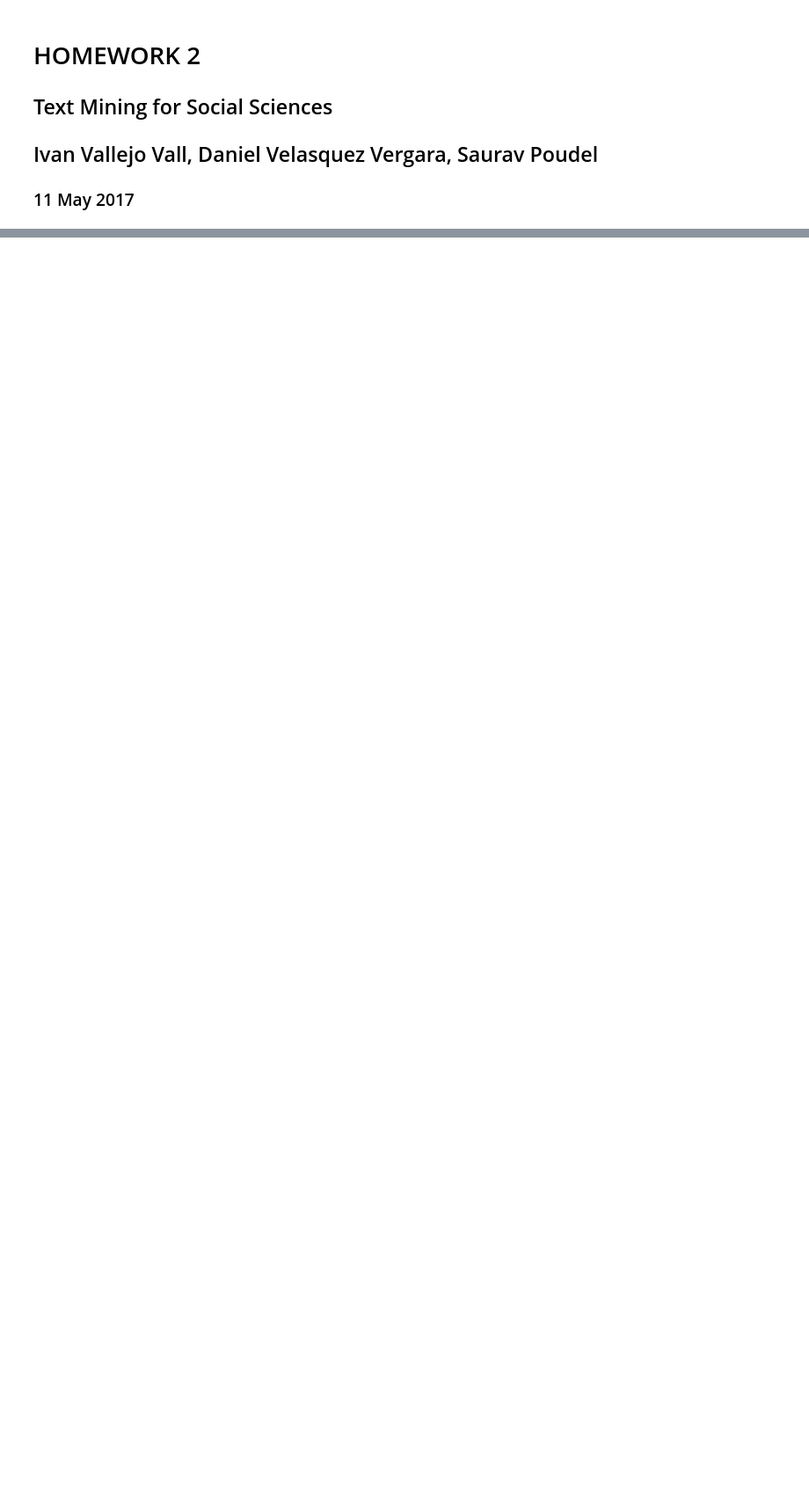
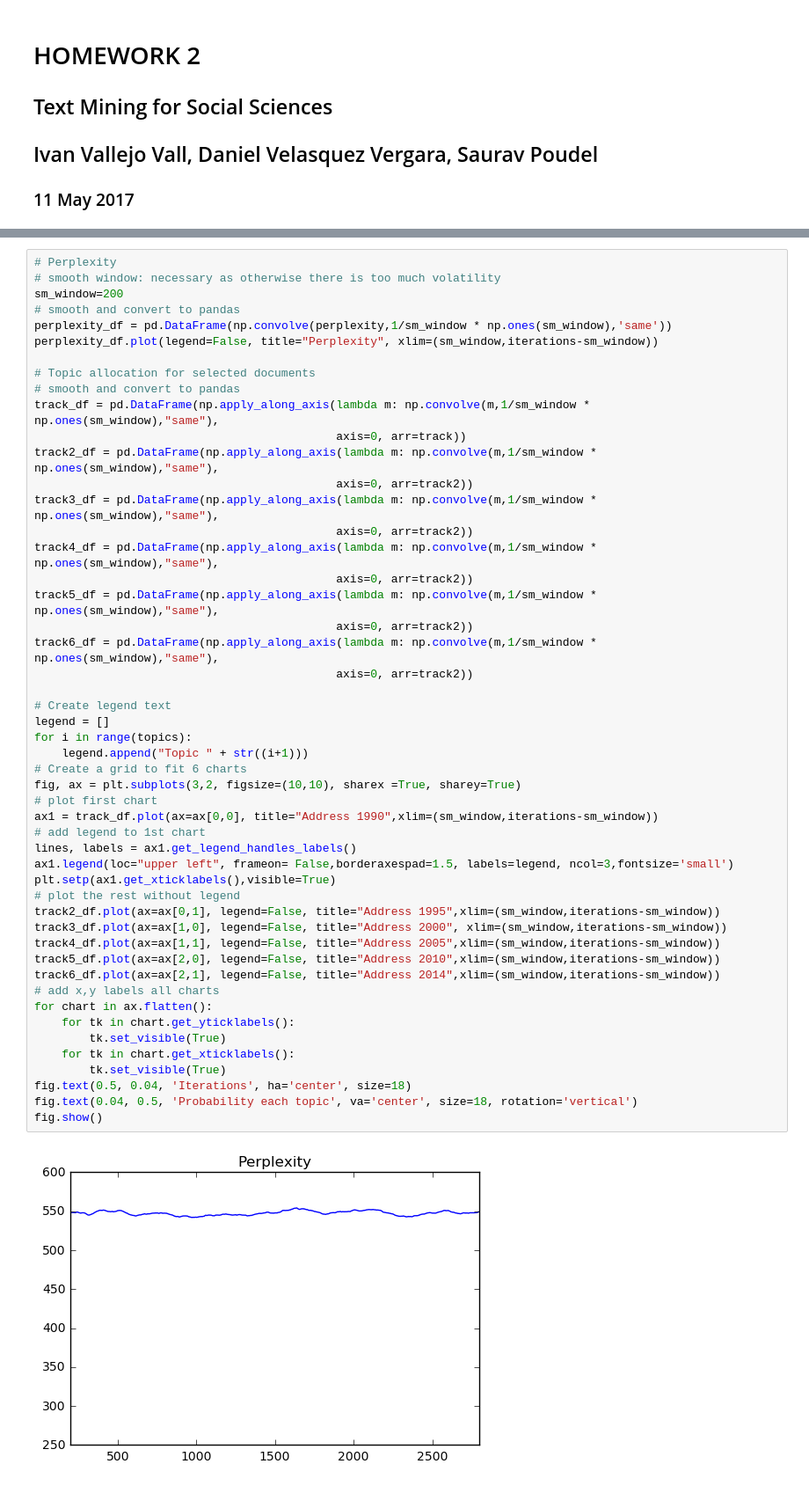
Before and after one commit to veldanie/text_mining, a Jupyter notebook: Report2.ipynb, the cells around one changed output, grey strips where cells are left out. Shown at 88% size. Saved outputs shown, nothing was run; the diff lists cells and outputs as text; blank space fills up the shorter version.

```diff
--- a/Report2.ipynb
+++ b/Report2.ipynb
@@ -274,0 +267,52 @@ fig.show()
+# %%
+# Perplexity
+# smooth window: necessary as otherwise there is too much volatility
+sm_window=200
+# smooth and convert to pandas
+perplexity_df = pd.DataFrame(np.convolve(perplexity,1/sm_window * np.ones(sm_window),'same'))
+perplexity_df.plot(legend=False, title="Perplexity", xlim=(sm_window,iterations-sm_window))
+
+# Topic allocation for selected documents
+# smooth and convert to pandas
+track_df = pd.DataFrame(np.apply_along_axis(lambda m: np.convolve(m,1/sm_window * np.ones(sm_window),"same"),
+                                            axis=0, arr=track))
+track2_df = pd.DataFrame(np.apply_along_axis(lambda m: np.convolve(m,1/sm_window * np.ones(sm_window),"same"),
+                                            axis=0, arr=track2))
+track3_df = pd.DataFrame(np.apply_along_axis(lambda m: np.convolve(m,1/sm_window * np.ones(sm_window),"same"),
+                                            axis=0, arr=track2))
+track4_df = pd.DataFrame(np.apply_along_axis(lambda m: np.convolve(m,1/sm_window * np.ones(sm_window),"same"),
+                                            axis=0, arr=track2))
+track5_df = pd.DataFrame(np.apply_along_axis(lambda m: np.convolve(m,1/sm_window * np.ones(sm_window),"same"),
+                                            axis=0, arr=track2))
+track6_df = pd.DataFrame(np.apply_along_axis(lambda m: np.convolve(m,1/sm_window * np.ones(sm_window),"same"),
+                                            axis=0, arr=track2))
+
+# Create legend text
+legend = []
+for i in range(topics):
+    legend.append("Topic " + str((i+1)))
+# Create a grid to fit 6 charts
+fig, ax = plt.subplots(3,2, figsize=(10,10), sharex =True, sharey=True)
+# plot first chart
+ax1 = track_df.plot(ax=ax[0,0], title="Address 1990",xlim=(sm_window,iterations-sm_window))
+# add legend to 1st chart
+lines, labels = ax1.get_legend_handles_labels()
+ax1.legend(loc="upper left", frameon= False,borderaxespad=1.5, labels=legend, ncol=3,fontsize='small')
+plt.setp(ax1.get_xticklabels(),visible=True)
+# plot the rest without legend
+track2_df.plot(ax=ax[0,1], legend=False, title="Address 1995",xlim=(sm_window,iterations-sm_window))
+track3_df.plot(ax=ax[1,0], legend=False, title="Address 2000", xlim=(sm_window,iterations-sm_window))
+track4_df.plot(ax=ax[1,1], legend=False, title="Address 2005",xlim=(sm_window,iterations-sm_window))
+track5_df.plot(ax=ax[2,0], legend=False, title="Address 2010",xlim=(sm_window,iterations-sm_window))
+track6_df.plot(ax=ax[2,1], legend=False, title="Address 2014",xlim=(sm_window,iterations-sm_window))
+# add x,y labels all charts
+for chart in ax.flatten():
+    for tk in chart.get_yticklabels():
+        tk.set_visible(True)
+    for tk in chart.get_xticklabels():
+        tk.set_visible(True)
+fig.text(0.5, 0.04, 'Iterations', ha='center', size=18)
+fig.text(0.04, 0.5, 'Probability each topic', va='center', size=18, rotation='vertical')
+fig.show()
+# %% [output]
+[figure, added]
```
Also changed, not shown: parts of 9 cells of this notebook.
